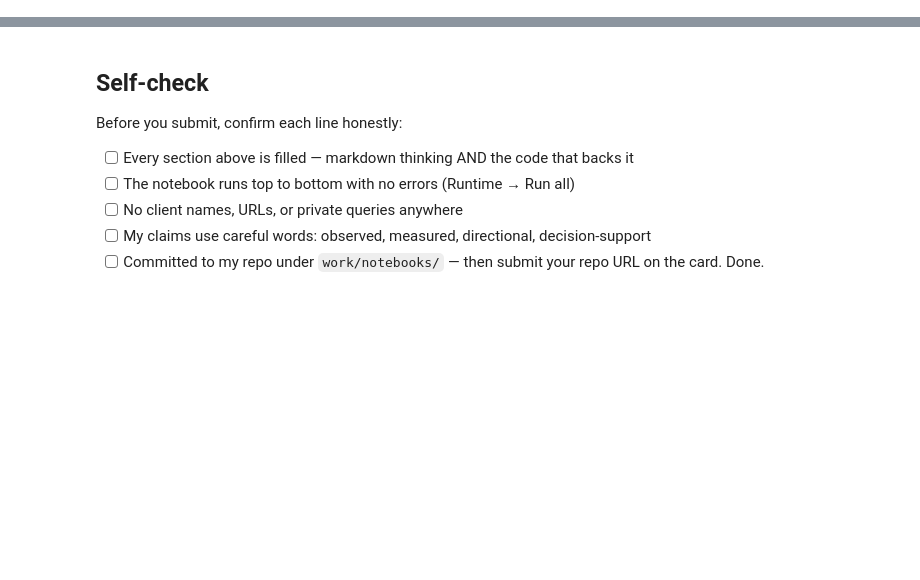
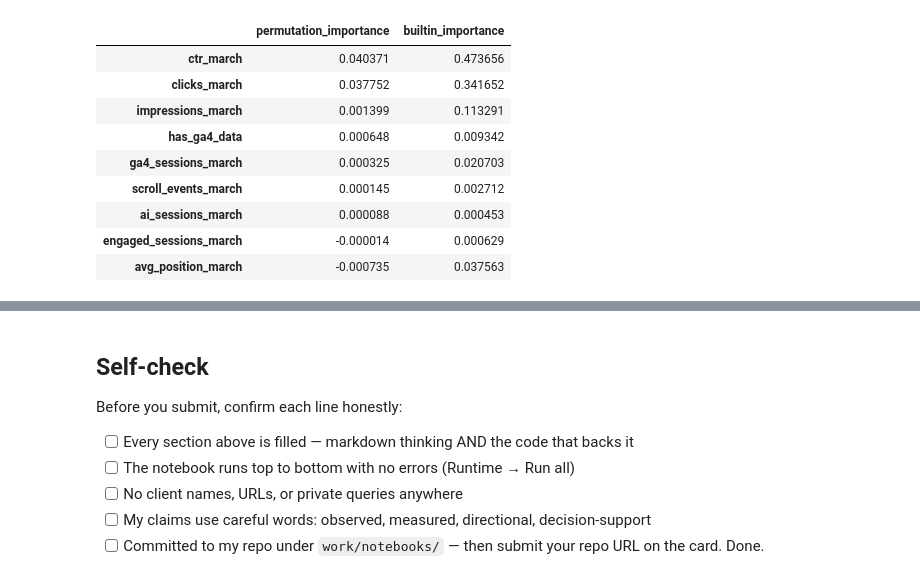
Before and after one commit to Hafiz-Taha-Hussain/Flyrank-Work, a Jupyter notebook: work/notebooks/w05_model.ipynb, the cells around one changed output, grey strips where cells are left out. Cells and saved outputs as stored; diff of their text form; code cells hidden in the pictures; blank space fills up the shorter version.

```diff
--- a/work/notebooks/w05_model.ipynb
+++ b/work/notebooks/w05_model.ipynb
@@ -24,0 +128,26 @@ This skeleton is yours to fill. Work the sections **in order** — each one has
+# %%
+from sklearn.model_selection import GroupShuffleSplit
+
+feature_cols = [
+    "avg_position_march", "impressions_march", "clicks_march", "ctr_march",
+    "ga4_sessions_march", "engaged_sessions_march", "scroll_events_march",
+    "ai_sessions_march", "has_ga4_data",
+]
+
+X = data[feature_cols].fillna(0)
+y = data["declined_in_april"]
+groups = data["client_hash_id"]
+
+splitter = GroupShuffleSplit(n_splits=1, test_size=0.3, random_state=42)
+train_idx, test_idx = next(splitter.split(X, y, groups=groups))
+
+X_train, X_test = X.iloc[train_idx], X.iloc[test_idx]
+y_train, y_test = y.iloc[train_idx], y.iloc[test_idx]
+data_train, data_test = data.iloc[train_idx], data.iloc[test_idx]
+
+train_clients = set(groups.iloc[train_idx])
+test_clients = set(groups.iloc[test_idx])
+print(f"train rows: {len(X_train)}, test rows: {len(X_test)}")
+print(f"train clients: {len(train_clients)}, test clients: {len(test_clients)}")
+print(f"client overlap between train and test: {len(train_clients & test_clients)}  # must be 0")
+assert len(train_clients & test_clients) == 0, "Group split failed — client leakage between train/test."
@@ -24,0 +225,23 @@ This skeleton is yours to fill. Work the sections **in order** — each one has
+# %%
+from sklearn.inspection import permutation_importance
+
+perm = permutation_importance(rf, X_test, y_test, n_repeats=10, random_state=42, n_jobs=-1)
+perm_importance = pd.Series(perm.importances_mean, index=feature_cols).sort_values(ascending=False)
+builtin_importance = pd.Series(rf.feature_importances_, index=feature_cols).sort_values(ascending=False)
+
+importance_table = pd.DataFrame({
+    "permutation_importance": perm_importance,
+    "builtin_importance": builtin_importance.reindex(perm_importance.index),
+})
+importance_table
+# %% [output]
+|  | permutation_importance | builtin_importance |
+| ctr_march | 0.040371 | 0.473656 |
+| clicks_march | 0.037752 | 0.341652 |
+| impressions_march | 0.001399 | 0.113291 |
+| has_ga4_data | 0.000648 | 0.009342 |
+| ga4_sessions_march | 0.000325 | 0.020703 |
+| scroll_events_march | 0.000145 | 0.002712 |
+| ai_sessions_march | 0.000088 | 0.000453 |
+| engaged_sessions_march | -0.000014 | 0.000629 |
+| avg_position_march | -0.000735 | 0.037563 |
```
Also changed, not shown: parts of 16 cells of this notebook.
